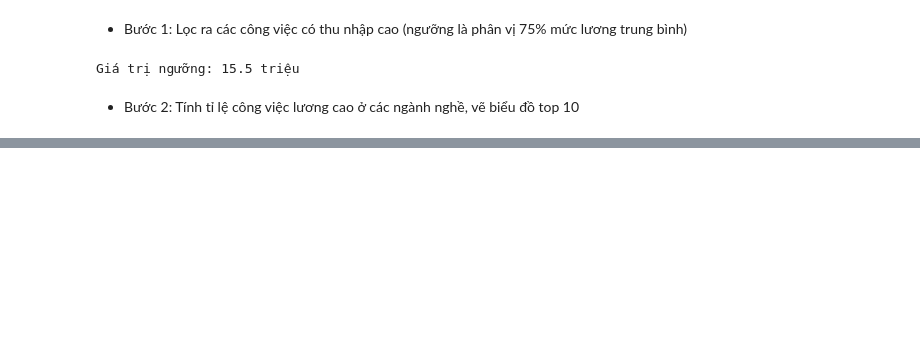
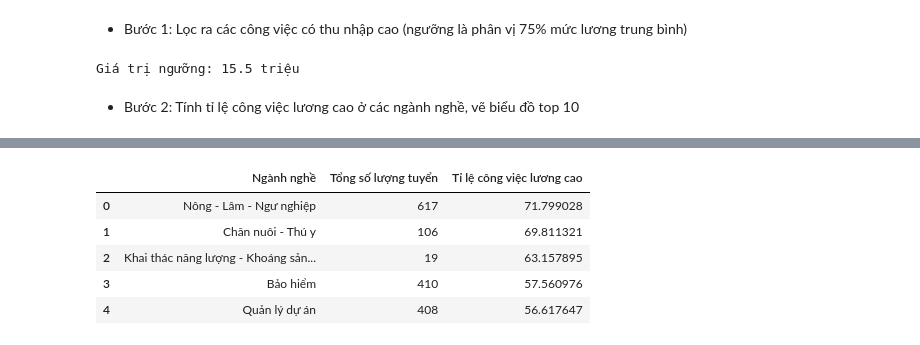
Before and after one commit to HungLVT/NMKHDL, a Jupyter notebook: notebooks/3.0-question-and-answer.ipynb, the cells around one changed output, grey strips where cells are left out. Cells and saved outputs as stored; diff of their text form; code cells hidden in the pictures; blank space fills up the shorter version.

```diff
--- a/notebooks/3.0-question-and-answer.ipynb
+++ b/notebooks/3.0-question-and-answer.ipynb
@@ -221,3 +224,13 @@ df_highsalary = df[df['Mức lương trung bình'] >= upper_quartile]
 Giá trị ngưỡng: 15.5 triệu
 # %% [markdown]
 - Bước 2: Tính tỉ lệ công việc lương cao ở các ngành nghề, vẽ biểu đồ top 10
+# %%
+#Tổng số lượng tuyển dụng trong các ngành
+df_copy = df
+df_copy['Ngành nghề'] = df_copy['Ngành nghề'].str.split('/')
+df_copy = df_copy.explode('Ngành nghề')
+df_copy.reset_index(inplace=True)
+df_copy.drop(columns=['index'], inplace=True)
+df_copy_grouped = df_copy.groupby('Ngành nghề')['Số lượng tuyển'].sum()
+df_copy_grouped = pd.DataFrame(df_copy_grouped)
+df_copy_grouped.head()
@@ -224 +267,19 @@ Giá trị ngưỡng: 15.5 triệu
+# %%
+#Tính tỉ lệ công việc lương cao trong các ngành
+df_highsalary = pd.merge(df_highsalary_grouped, df_copy_grouped, on='Ngành nghề')
+df_highsalary.reset_index(inplace=True)
+df_highsalary.columns = ['Ngành nghề', 'Số lượng tuyển lương cao', 'Tổng số lượng tuyển']
+df_highsalary['Tỉ lệ công việc lương cao'] = df_highsalary['Số lượng tuyển lương cao'] / df_highsalary['Tổng số lượng tuyển']*100
+df_highsalary.sort_values(by='Tỉ lệ công việc lương cao', ascending=False, inplace=True)
+df_highsalary.reset_index(inplace=True)
+df_highsalary.drop(columns=['index'], inplace=True)
+df_highsalary.drop(columns=['Số lượng tuyển lương cao'], inplace=True)
+df_highsalary.head()
+# %% [output]
+|  | Ngành nghề | Tổng số lượng tuyển | Tỉ lệ công việc lương cao |
+| 0 | Nông - Lâm - Ngư nghiệp | 617 | 71.799028 |
+| 1 | Chăn nuôi - Thú y | 106 | 69.811321 |
+| 2 | Khai thác năng lượng - Khoáng sản... | 19 | 63.157895 |
+| 3 | Bảo hiểm | 410 | 57.560976 |
+| 4 | Quản lý dự án | 408 | 56.617647 |
 # %%
```
Also changed, not shown: parts of 6 cells of this notebook.
